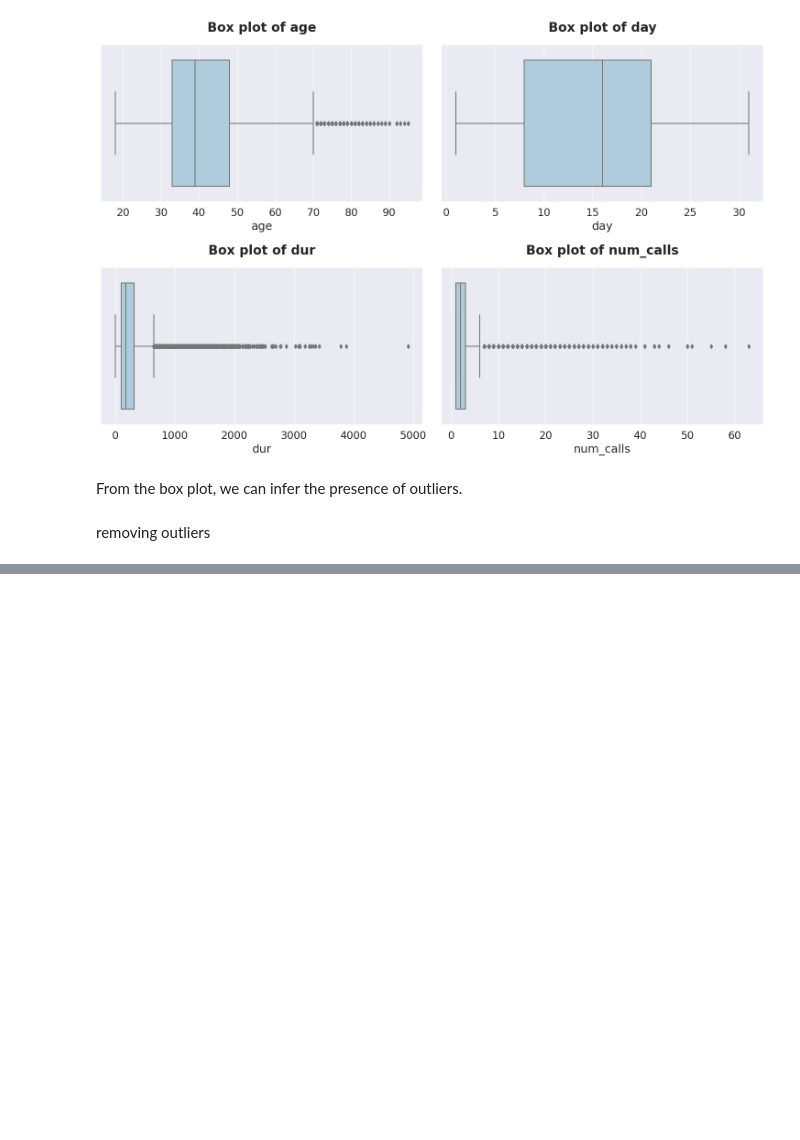
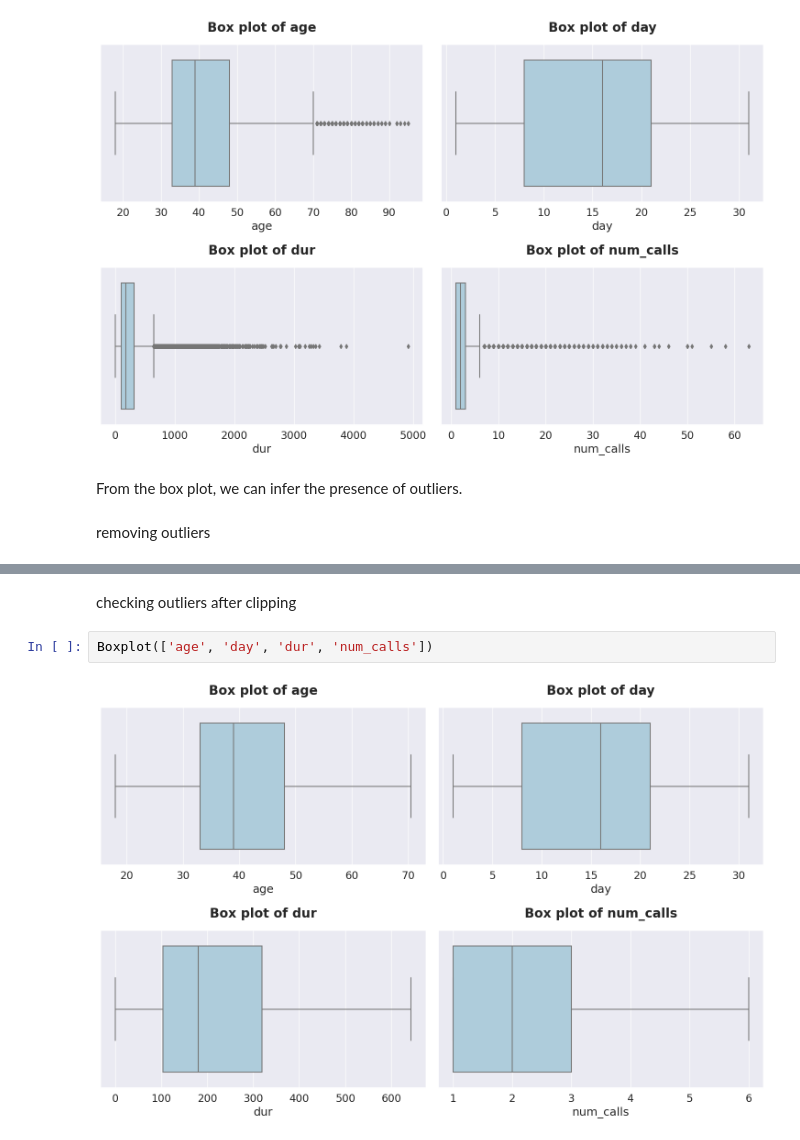
Before and after one commit to ShreeKeshavan/Client_Conversion_Prediction, a Jupyter notebook: Customer_Conversion_Prediction.ipynb, the cells around one changed output, grey strips where cells are left out. Saved outputs shown, nothing was run; the diff lists cells and outputs as text; blank space fills up the shorter version.

```diff
--- a/Customer_Conversion_Prediction.ipynb
+++ b/Customer_Conversion_Prediction.ipynb
@@ -311,0 +401,6 @@ removing outliers
+# %% [markdown]
+checking outliers after clipping
+# %%
+Boxplot(['age', 'day', 'dur', 'num_calls'])
+# %% [output]
+[figure, added]
```
Also changed, not shown: parts of 14 cells of this notebook.
